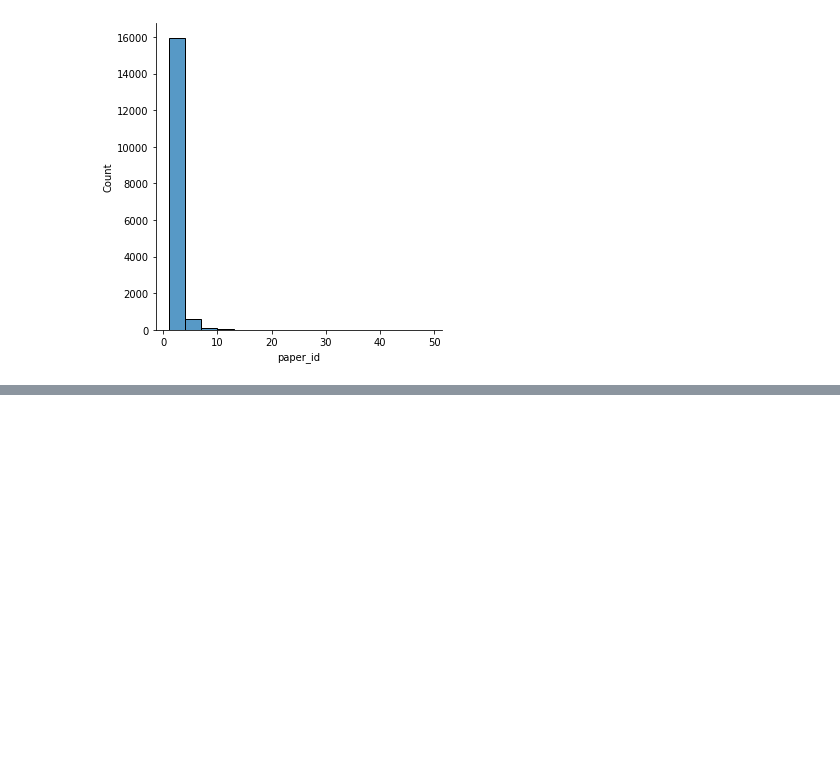
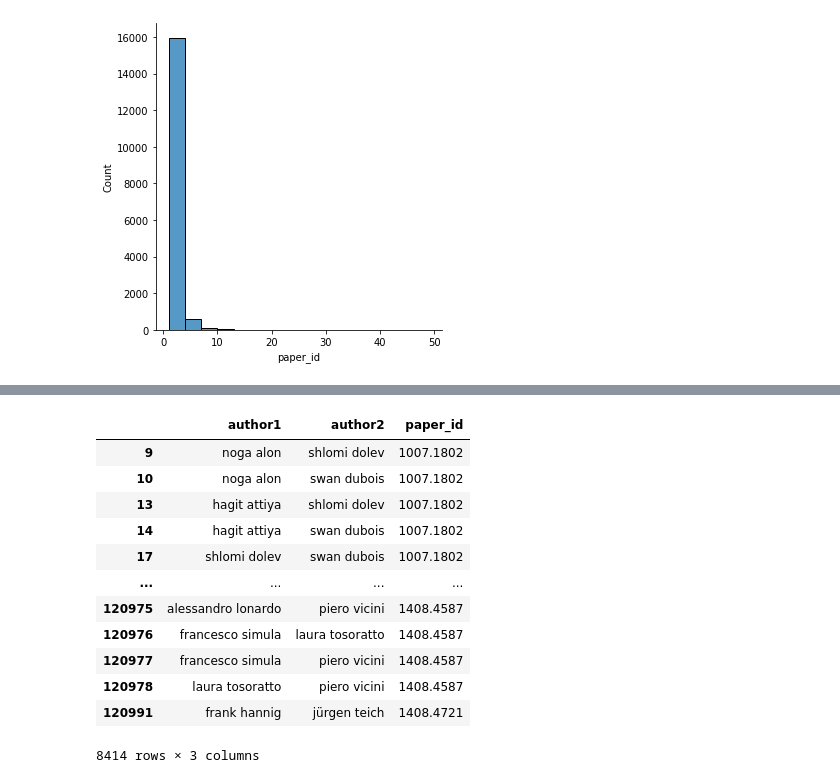
Before and after one commit to vruvora/semi-investing, a Jupyter notebook: notebooks/arxiv_topic_modeling.ipynb, the cells around one changed output, grey strips where cells are left out. Drawn from its saved outputs; the diff is of its cells as text; code cells hidden in the pictures; blank space fills up the shorter version.

```diff
--- a/notebooks/arxiv_topic_modeling.ipynb
+++ b/notebooks/arxiv_topic_modeling.ipynb
@@ -150,3 +167,19 @@ filtered_authors = coauthor_df[coauthor_df['author1'].isin(recurring_authors.ind
+# %%
+filtered_authors
+# %% [output]
+|  | author1 | author2 | paper_id |
+| 9 | noga alon | shlomi dolev | 1007.1802 |
+| 10 | noga alon | swan dubois | 1007.1802 |
+| 13 | hagit attiya | shlomi dolev | 1007.1802 |
+| 14 | hagit attiya | swan dubois | 1007.1802 |
+| 17 | shlomi dolev | swan dubois | 1007.1802 |
+| ... | ... | ... | ... |
+| 120975 | alessandro lonardo | piero vicini | 1408.4587 |
+| 120976 | francesco simula | laura tosoratto | 1408.4587 |
+| 120977 | francesco simula | piero vicini | 1408.4587 |
+| 120978 | laura tosoratto | piero vicini | 1408.4587 |
+| 120991 | frank hannig | jürgen teich | 1408.4721 |
+8414 rows × 3 columns
 # %%
 import networkx as nx
 # %%
```
Also changed, not shown: parts of 33 cells of this notebook, 1 other file.
